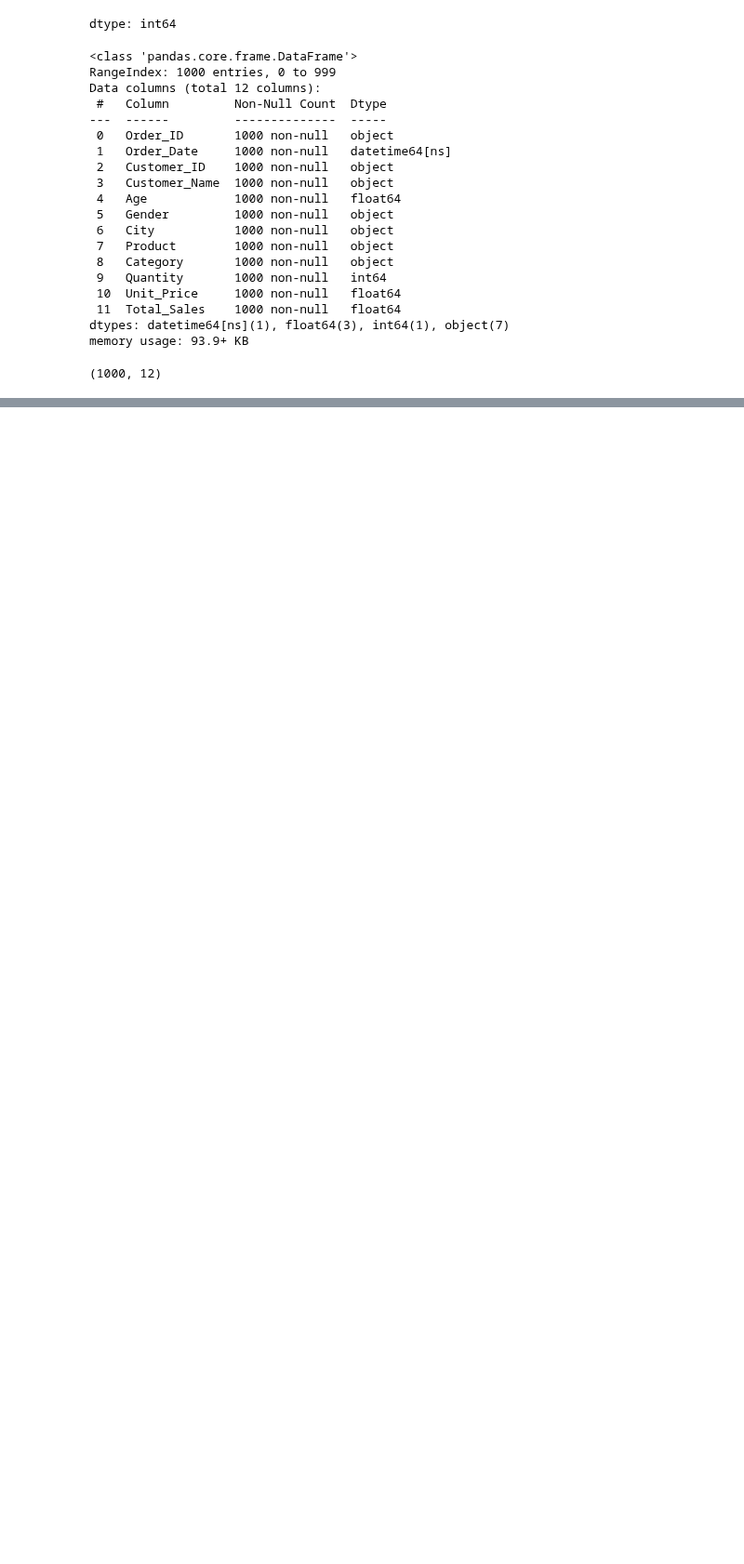
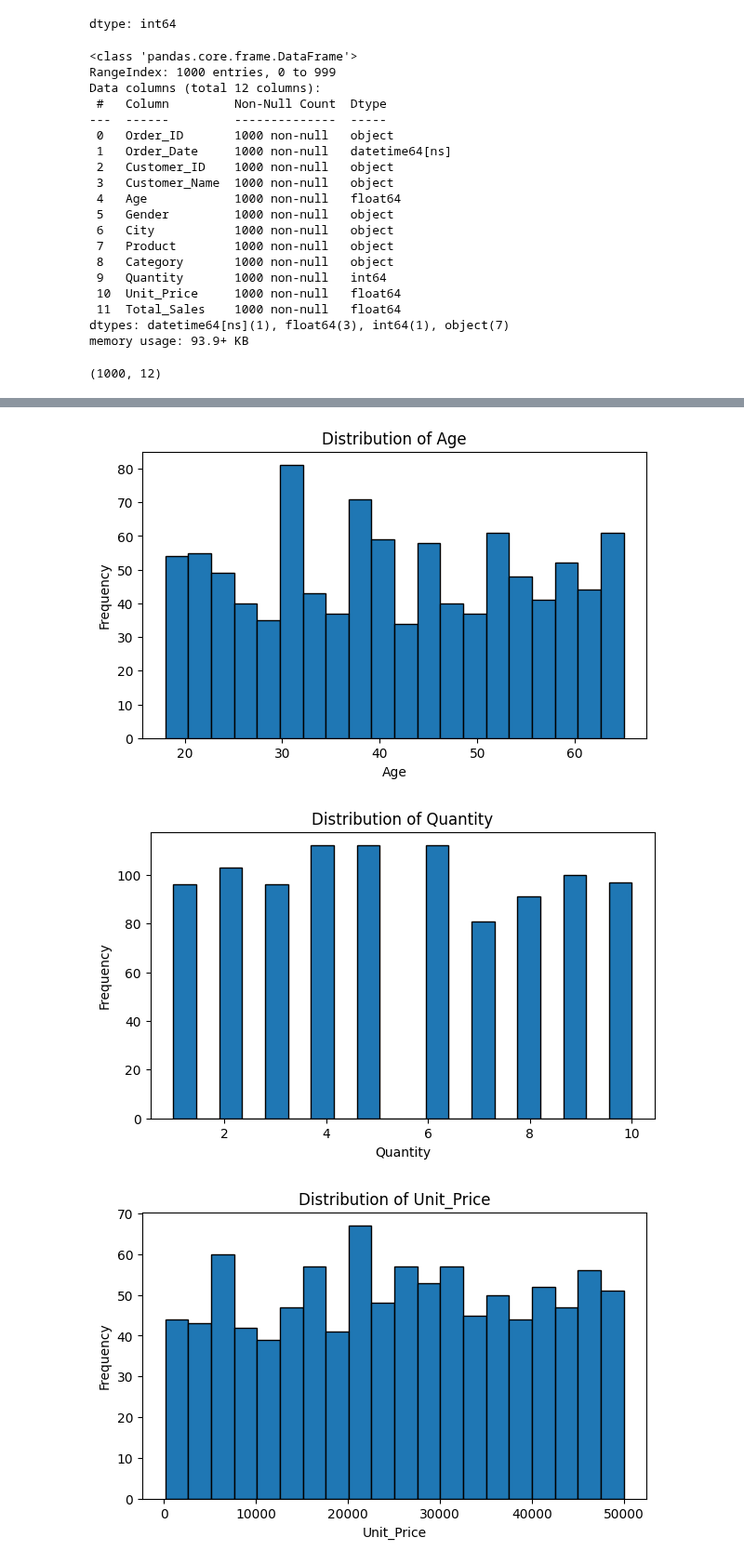
Before and after one commit to KashifAshfaque/Apex_Planet, a Jupyter notebook: Untitled0.ipynb, the cells around one changed output, grey strips where cells are left out. Shown at 93% size. Cells and saved outputs as stored; diff of their text form; code cells hidden in the pictures; blank space fills up the shorter version.

```diff
--- a/Untitled0.ipynb
+++ b/Untitled0.ipynb
@@ -586,0 +608,6 @@ df.shape
+# %%
+categorical_columns = ["Gender", "City", "Product", "Category"]
+
+for col in categorical_columns:
+    print(f"\n{col}")
+    print(df[col].value_counts())
@@ -586,0 +634,16 @@ df.shape
+# %%
+import matplotlib.pyplot as plt
+
+numerical_columns = ["Age", "Quantity", "Unit_Price", "Total_Sales"]
+
+for col in numerical_columns:
+    plt.figure(figsize=(7, 4))
+    plt.hist(df[col], bins=20, edgecolor="black")
+    plt.title(f"Distribution of {col}")
+    plt.xlabel(col)
+    plt.ylabel("Frequency")
+    plt.show()
+# %% [output]
+[figure, added]
+[figure, added]
+[figure, added]
```
Also changed, not shown: parts of 54 cells of this notebook.
